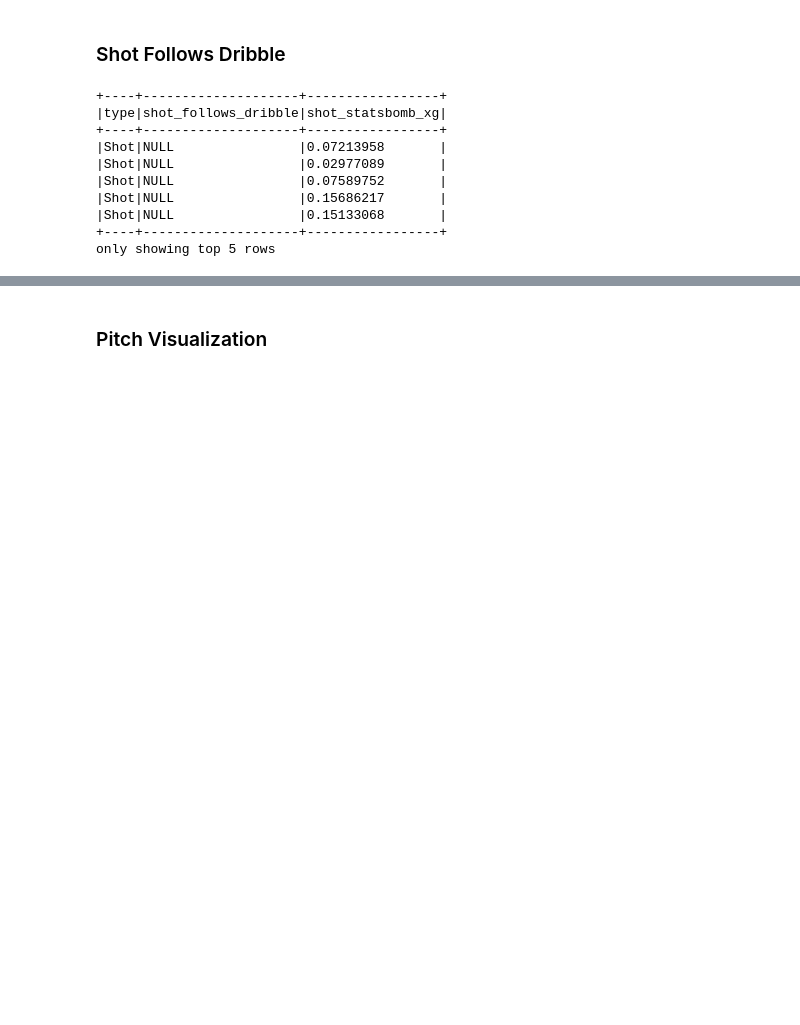
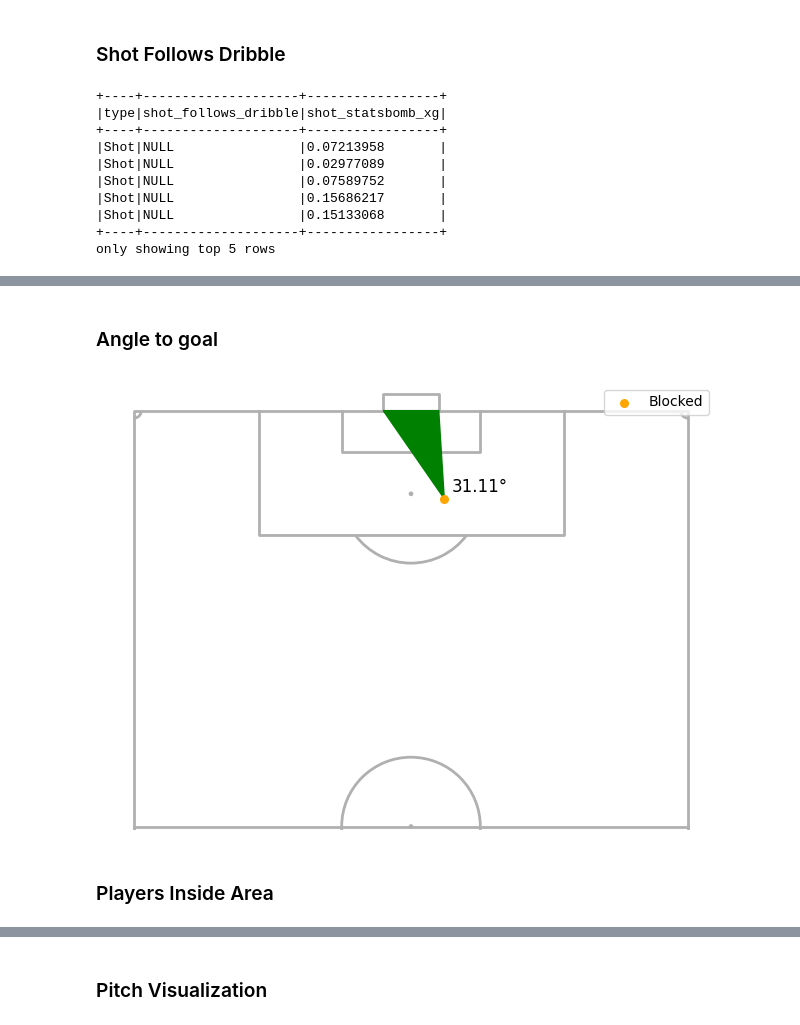
Before and after one commit to GuechtouliAnis/xG-model, a Jupyter notebook: xG_features.ipynb, the cells around one changed output, grey strips where cells are left out. Cells and saved outputs as stored; diff of their text form; code cells hidden in the pictures; blank space fills up the shorter version.

```diff
--- a/xG_features.ipynb
+++ b/xG_features.ipynb
@@ -352,0 +380,18 @@ only showing top 5 rows
+# %% [markdown]
+### Angle to goal
+# %%
+pitch = VerticalPitch(pad_bottom=0.5, pitch_type='statsbomb', half=True, corner_arcs=True, goal_type='box')
+
+# Draw pitch and scatter shots
+fig, ax = pitch.draw()
+
+l2 = pitch.goal_angle(x=row['shot_location_x'],y=row['shot_location_y'],goal='right',ax=ax,color='green',zorder=1)
+sc1 = pitch.scatter(row['shot_location_x'], row['shot_location_y'], color='orange', s=30, label=row['shot_outcome'], ax=ax,zorder=2)
+an = pitch.annotate(str(round(row['shot_angle'],2))+"°",(row['shot_location_x']+1, row['shot_location_y']+1),ax=ax,zorder=3,fontsize=12)
+ax.legend(loc='upper right')
+plt.tight_layout()
+plt.show()
+# %% [output]
+[figure, added]
+# %% [markdown]
+### Players Inside Area
```
Also changed, not shown: parts of 18 cells of this notebook, 2 other files.
